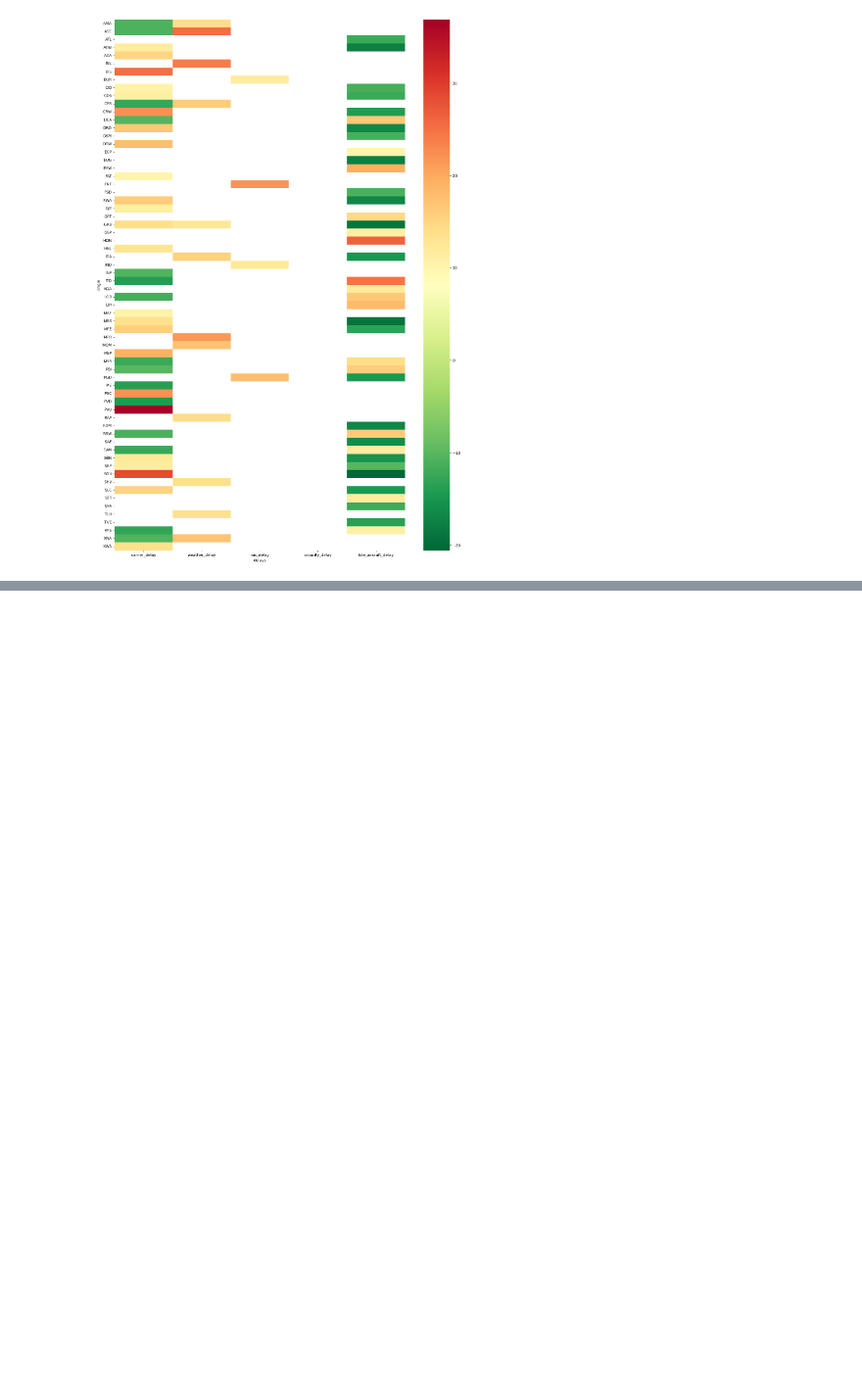
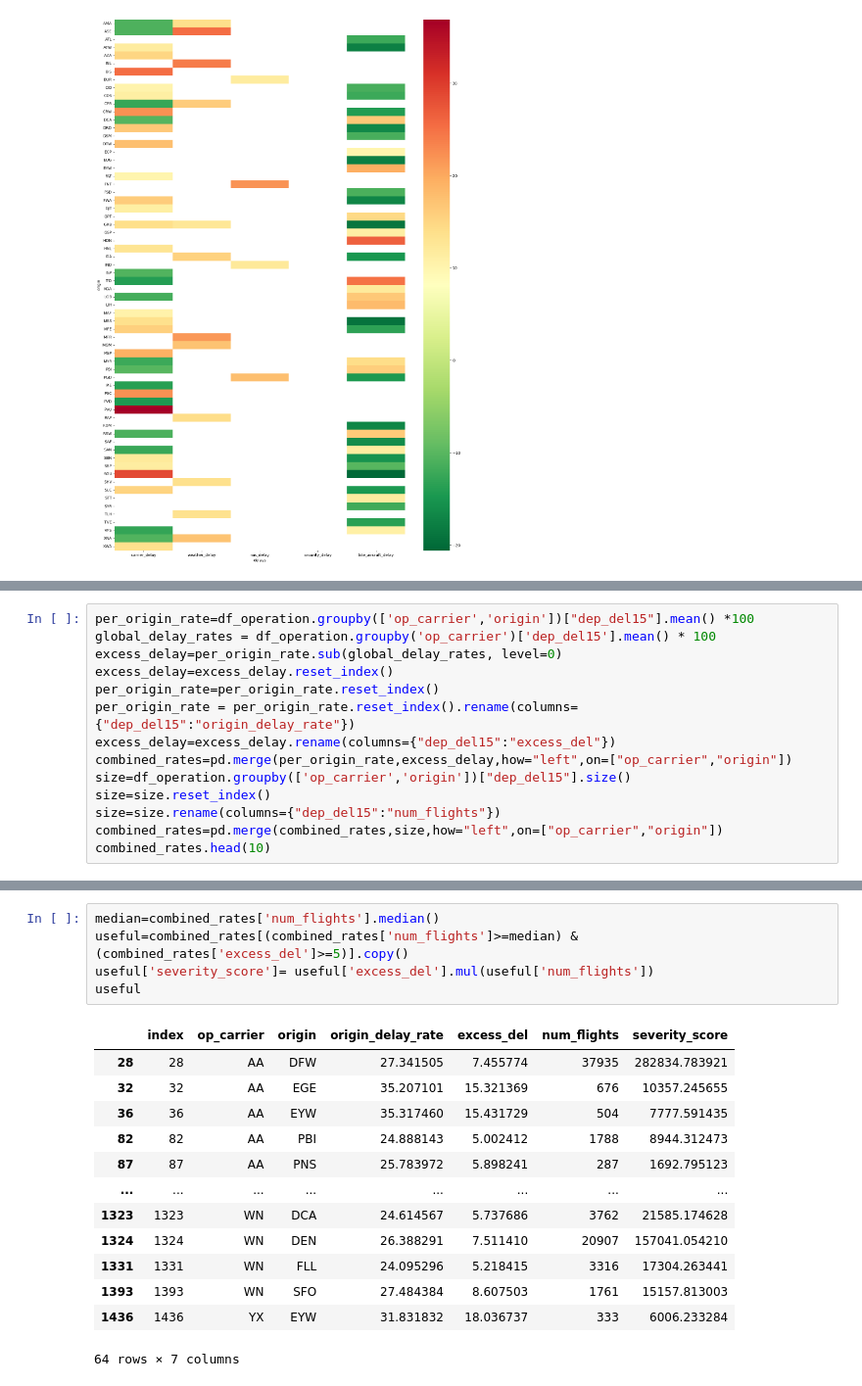
Before and after one commit to Sidhartht1607/flight-delay-risk-system, a Jupyter notebook: flight_data_set.ipynb, the cells around one changed output, grey strips where cells are left out. Shown at 98% size. Cells and saved outputs as stored; diff of their text form; blank space fills up the shorter version.

```diff
--- a/flight_data_set.ipynb
+++ b/flight_data_set.ipynb
@@ -1234,0 +1249,14 @@ plt.show()
+# %%
+per_origin_rate=df_operation.groupby(['op_carrier','origin'])["dep_del15"].mean() *100
+global_delay_rates = df_operation.groupby('op_carrier')['dep_del15'].mean() * 100
+excess_delay=per_origin_rate.sub(global_delay_rates, level=0)
+excess_delay=excess_delay.reset_index()
+per_origin_rate=per_origin_rate.reset_index()
+per_origin_rate = per_origin_rate.reset_index().rename(columns={"dep_del15":"origin_delay_rate"})
+excess_delay=excess_delay.rename(columns={"dep_del15":"excess_del"})
+combined_rates=pd.merge(per_origin_rate,excess_delay,how="left",on=["op_carrier","origin"])
+size=df_operation.groupby(['op_carrier','origin'])["dep_del15"].size()
+size=size.reset_index()
+size=size.rename(columns={"dep_del15":"num_flights"})
+combined_rates=pd.merge(combined_rates,size,how="left",on=["op_carrier","origin"])
+combined_rates.head(10)
@@ -1234,0 +1275,19 @@ plt.show()
+# %%
+median=combined_rates['num_flights'].median()
+useful=combined_rates[(combined_rates['num_flights']>=median) & (combined_rates['excess_del']>=5)].copy()
+useful['severity_score']= useful['excess_del'].mul(useful['num_flights'])
+useful
+# %% [output]
+|  | index | op_carrier | origin | origin_delay_rate | excess_del | num_flights | severity_score |
+| 28 | 28 | AA | DFW | 27.341505 | 7.455774 | 37935 | 282834.783921 |
+| 32 | 32 | AA | EGE | 35.207101 | 15.321369 | 676 | 10357.245655 |
+| 36 | 36 | AA | EYW | 35.317460 | 15.431729 | 504 | 7777.591435 |
+| 82 | 82 | AA | PBI | 24.888143 | 5.002412 | 1788 | 8944.312473 |
+| 87 | 87 | AA | PNS | 25.783972 | 5.898241 | 287 | 1692.795123 |
+| ... | ... | ... | ... | ... | ... | ... | ... |
+| 1323 | 1323 | WN | DCA | 24.614567 | 5.737686 | 3762 | 21585.174628 |
+| 1324 | 1324 | WN | DEN | 26.388291 | 7.511410 | 20907 | 157041.054210 |
+| 1331 | 1331 | WN | FLL | 24.095296 | 5.218415 | 3316 | 17304.263441 |
+| 1393 | 1393 | WN | SFO | 27.484384 | 8.607503 | 1761 | 15157.813003 |
+| 1436 | 1436 | YX | EYW | 31.831832 | 18.036737 | 333 | 6006.233284 |
+64 rows × 7 columns
```
Also changed, not shown: parts of 3 cells of this notebook.
